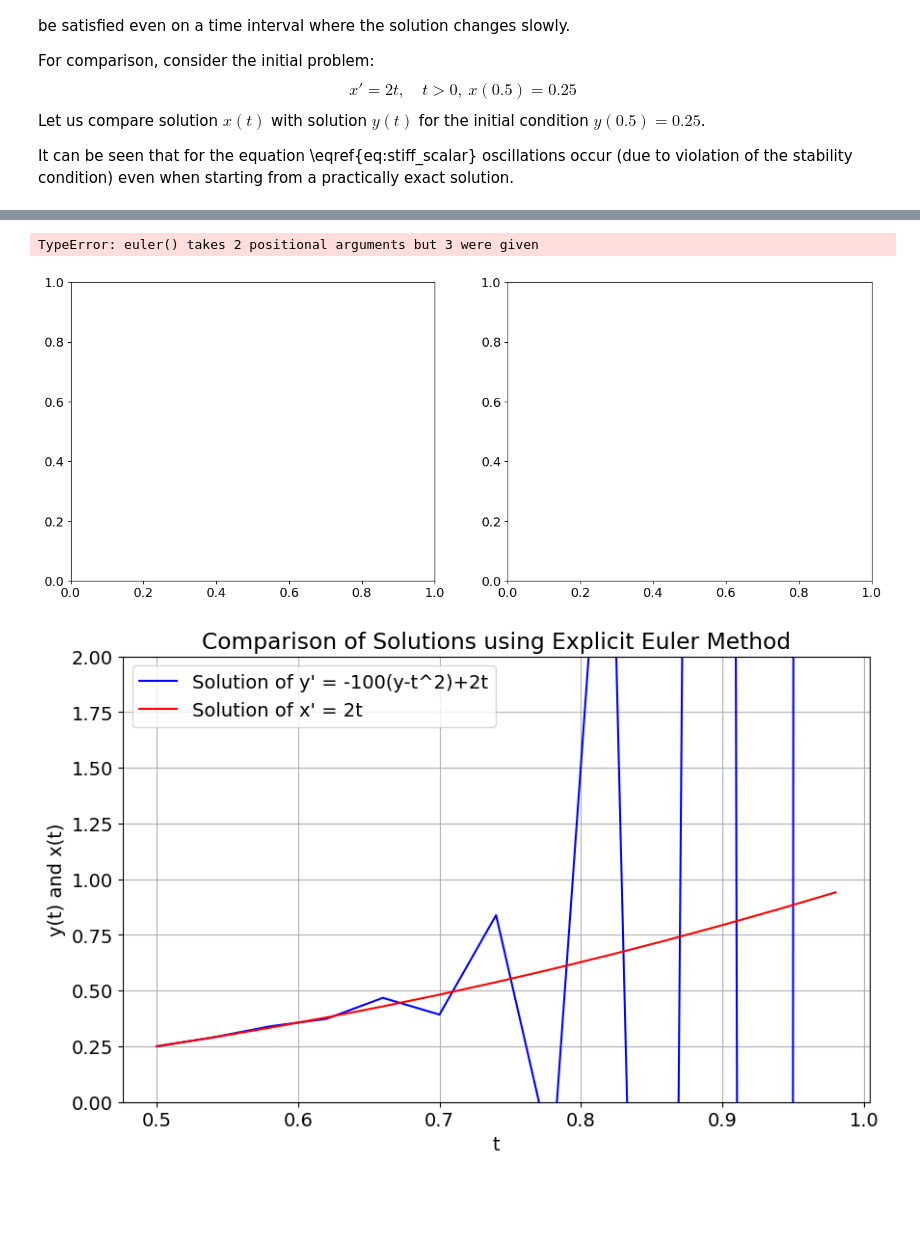
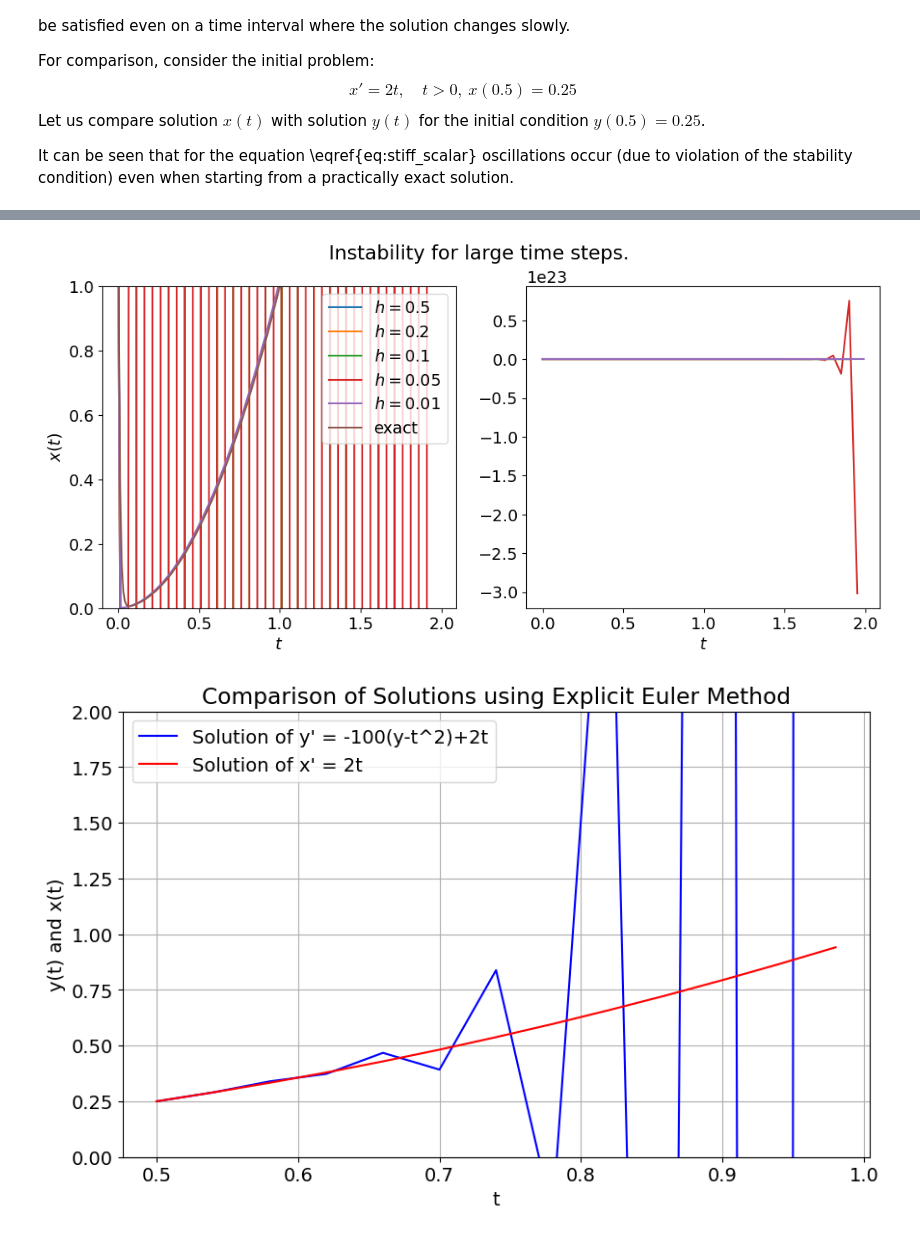
Before and after one commit to jbrezmorf/ODE_course, a Jupyter notebook: jupyter notebooks/05 - implicit Euler method.ipynb, the cells around one changed output, grey strips where cells are left out. Saved outputs shown, nothing was run; the diff lists cells and outputs as text; code cells hidden in the pictures; blank space fills up the shorter version.

Commit message:
Fix 05 plots.

```diff
--- a/jupyter notebooks/05 - implicit Euler method.ipynb
+++ b/jupyter notebooks/05 - implicit Euler method.ipynb
@@ -254,38 +256,38 @@ def solve(h, N, method):
     solution = [[0, 0, y0, 0, 0, y0]]
     y = y0
     for i in range(1, N):
         t = h * i
         yy = method(t, y, h)
         d = exact(t, h * (i-1), y) - yy
         e = exact(t, 0, y0)
         g = e - yy
         solution.append([i,t,yy,d,g, e])
         y =yy
     return solution
 
 def solve_to_time(h, T, method):
     return np.array(solve(h, int(T/h), method)).T
 
 font = {'size'   : 14}
 
 matplotlib.rc('font', **font)
-fig, ax = plt.subplots(1, 2, figsize=(16,6))
+fig, ax = plt.subplots(1, 2, figsize=(12,5))
 for h in reversed([0.01, 0.05, 0.1, 0.2, 0.5]):
-        s = solve_to_time(h, 2.0, method=euler)
+        s = solve_to_time(h, 2.0, method=euler_explicit)
         ax[0].plot(s[1], s[2], label=f"$h = {h}$")
         ax[1].plot(s[1], s[2], label=f"$h = {h}$")
 
 ax[0].plot(s[1], s[5], label="exact")
 ax[0].set_ylim((0, 1.0))
 ax[0].set_xlabel("$t$")
 ax[1].set_xlabel("$t$")
 ax[0].set_ylabel("$x(t)$")
+ax[0].legend()
+fig.suptitle('Instability for large time steps.')
 
-ax[0].legend()
 plt.show()
 # %% [output]
-TypeError: euler() takes 2 positional arguments but 3 were given
-[figure, old version]
+[figure, new version]
 # %%
 # Define the ODE functions and the Explicit Euler method
 def ode1(y, t):
```
Also changed, not shown: parts of 1 cell of this notebook.
